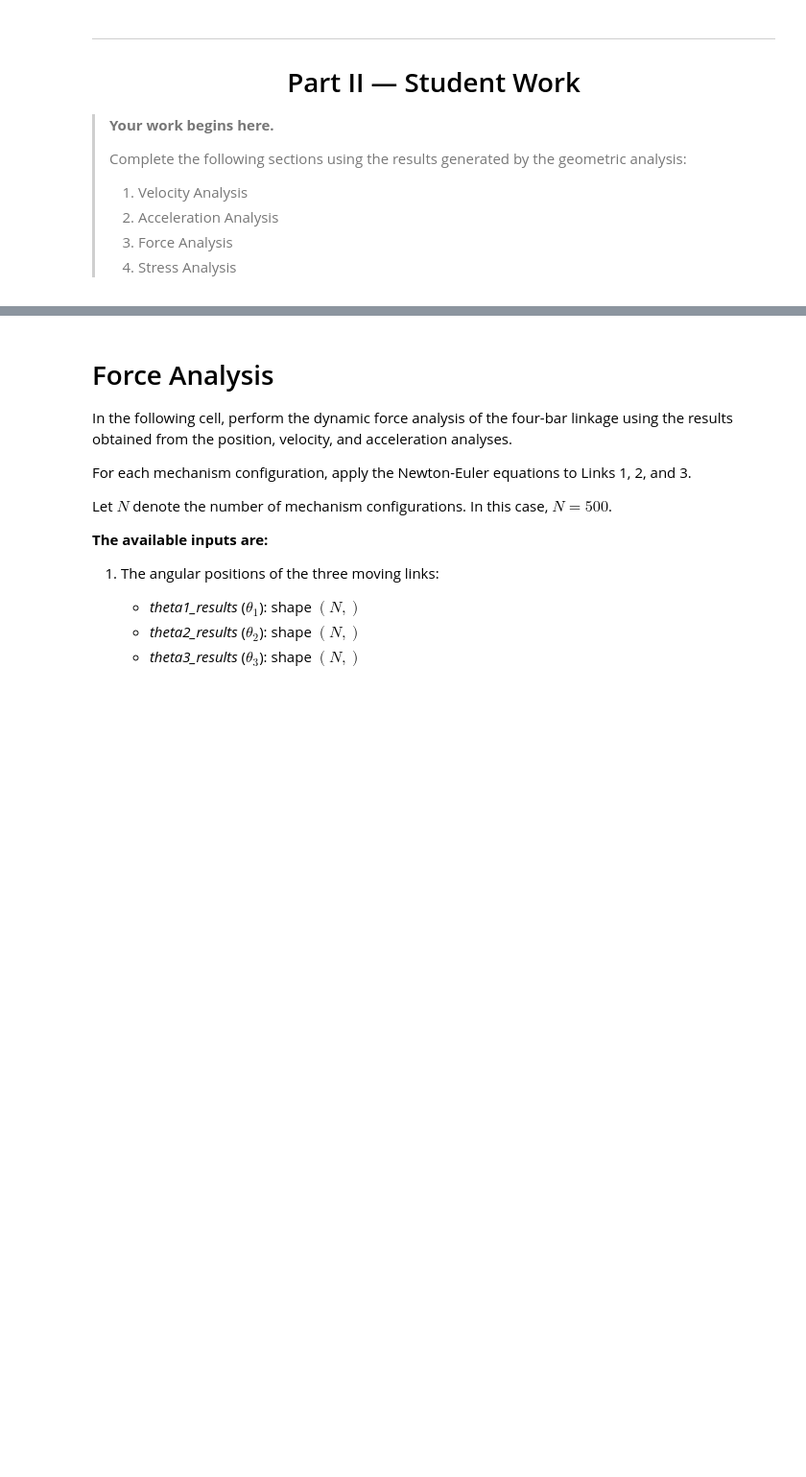
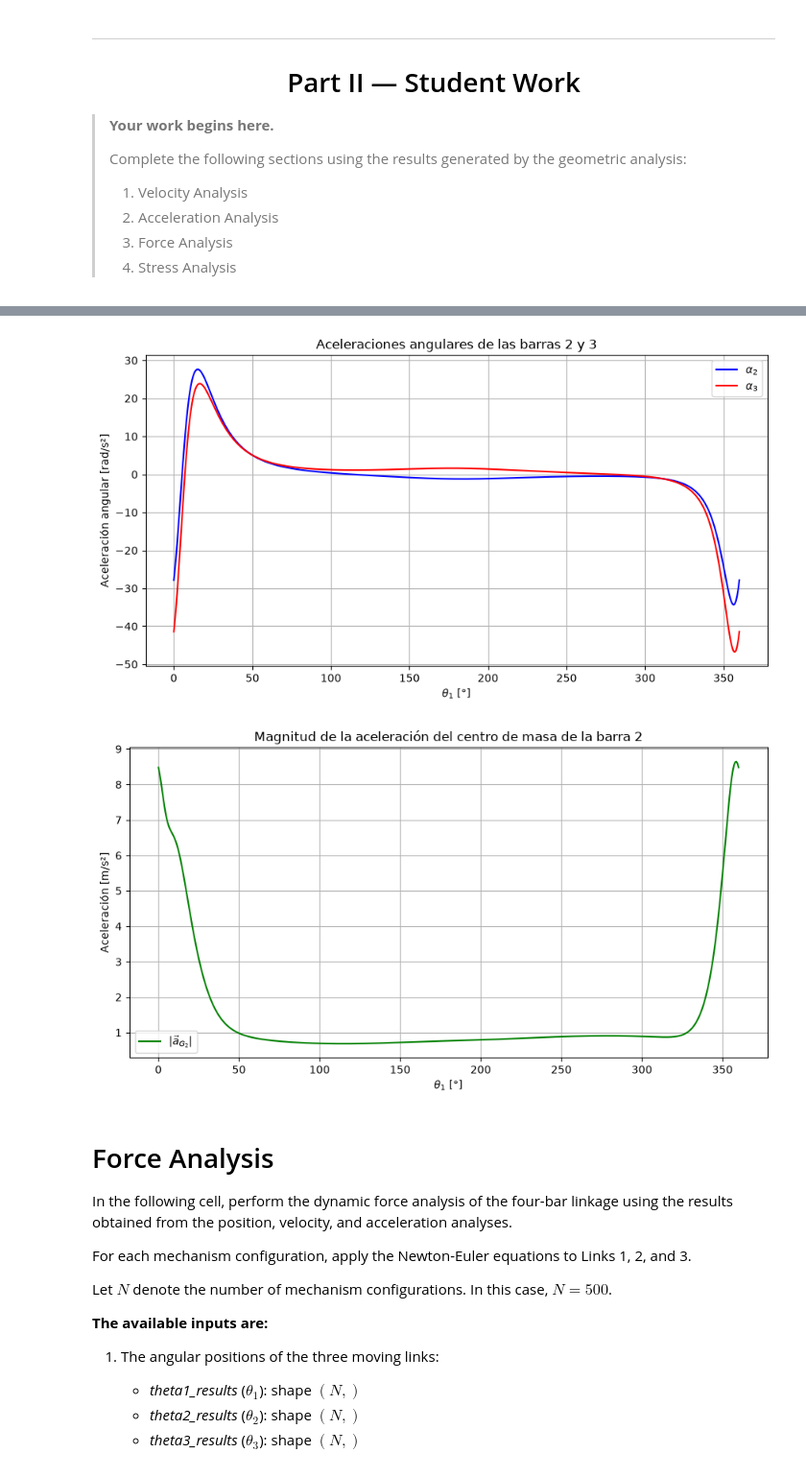
Before and after one commit to AleSG24/tarea_1_dinamica, a Jupyter notebook: 4-Bar Linkage A.ipynb, the cells around one changed output, grey strips where cells are left out. Shown at 96% size. Cells and saved outputs as stored; diff of their text form; code cells hidden in the pictures; blank space fills up the shorter version.

```diff
--- a/4-Bar Linkage A.ipynb
+++ b/4-Bar Linkage A.ipynb
@@ -396,33 +424,111 @@ aG2_results = np.zeros((N, 2))
 aG3_results = np.zeros((N, 2))
 
 # Magnitude of the acceleration of the COM of Link 2
 aG2_magnitude_results = np.zeros(N)
 
 
 # Perform acceleration analysis for each mechanism configuration
 for i in range(N):
 
     theta1 = theta1_results[i]
     theta2 = theta2_results[i]
     theta3 = theta3_results[i]
 
     omega2 = omega2_results[i]
     omega3 = omega3_results[i]
 
     # ---------------------------------------------------------
     # Complete the acceleration analysis here
     #
     # 1. Determine alpha2 and alpha3.
     # 2. Calculate the acceleration of the center of mass
     #    of Links 1, 2, and 3.
     # 3. Store the corresponding results.
     # 4. Calculate and store the magnitude of aG2.b
     # ---------------------------------------------------------
+#Matriz de coeficientes
+
+    A = np.array([
+
+        [L2*np.sin(theta2), -L3*np.sin(theta3)],
+        [-L2*np.cos(theta2), L3*np.cos(theta3)]
+
+    ])
+
+    b = np.array([
+
+        -L1*(omega1**2)*np.cos(theta1) - L2*(omega2**2)*np.cos(theta2) + L3*(omega3**2)*np.cos(theta3),
+
+        -L1*(omega1**2)*np.sin(theta1) - L2*(omega2**2)*np.sin(theta2) + L3*(omega3**2)*np.sin(theta3)
+
+    ])
+
+    al2, al3 = np.linalg.solve(A, b)
+
+    alpha2_results[i] = al2
+
+    alpha3_results[i] = al3
+
+#Aceleracion de los centros de masa
+
+    aG1_results[i] = [
+        -(L1/2)*alpha1*np.sin(theta1) - (L1/2)*omega1**2*np.cos(theta1),
+
+        (L1/2)*alpha1*np.cos(theta1) - (L1/2)*omega1**2*np.sin(theta1)
+    ]
+
+    a_BX = -L1*alpha1*np.sin(theta1) - L1*omega1**2*np.cos(theta1)
+    a_BY =  L1*alpha1*np.cos(theta1) - L1*omega1**2*np.sin(theta1)
+
+
+    aG2_results[i] = [
+        a_BX - (L2/2)*al2*np.sin(theta2) - (L2/2)*omega2**2*np.cos(theta2),
+
+        a_BY + (L2/2)*al2*np.cos(theta2) - (L2/2)*omega2**2*np.sin(theta2)
+    ]
+
+
+    aG3_results[i] = [
+        -(L3/2)*al3*np.sin(theta3) - (L3/2)*omega3**2*np.cos(theta3),
+
+        (L3/2)*al3*np.cos(theta3) - (L3/2)*omega3**2*np.sin(theta3)
+    ]
+
+    aG2_magnitude_results[i] = np.linalg.norm(aG2_results[i])
+
+
 
 
 # -------------------------------------------------------------
 # Plot the requested results as functions of theta1
 # -------------------------------------------------------------
+
+theta1_deg = np.rad2deg(theta1_results)
+
+plt.figure(figsize=(9, 5))
+plt.plot(theta1_deg, alpha2_results, label=r"$\alpha_2$", color="blue")
+plt.plot(theta1_deg, alpha3_results, label=r"$\alpha_3$", color="red")
+plt.xlabel(r"$\theta_1$ [°]")
+plt.ylabel("Aceleración angular [rad/s²]")
+plt.title("Aceleraciones angulares de las barras 2 y 3")
+plt.legend()
+plt.grid(True)
+plt.tight_layout()
+plt.show()
+
+plt.figure(figsize=(9, 5))
+plt.plot(theta1_deg, aG2_magnitude_results,
+         label=r"$|\vec{a}_{G_2}|$", color="green")
+plt.xlabel(r"$\theta_1$ [°]")
+plt.ylabel("Aceleración [m/s²]")
+plt.title("Magnitud de la aceleración del centro de masa de la barra 2")
+plt.legend()
+plt.grid(True)
+plt.tight_layout()
+plt.show()
+# %% [output]
+[figure, added]
+[figure, added]
 # %% [markdown]
 # Force Analysis
 
```
Also changed, not shown: parts of 2 cells of this notebook.
